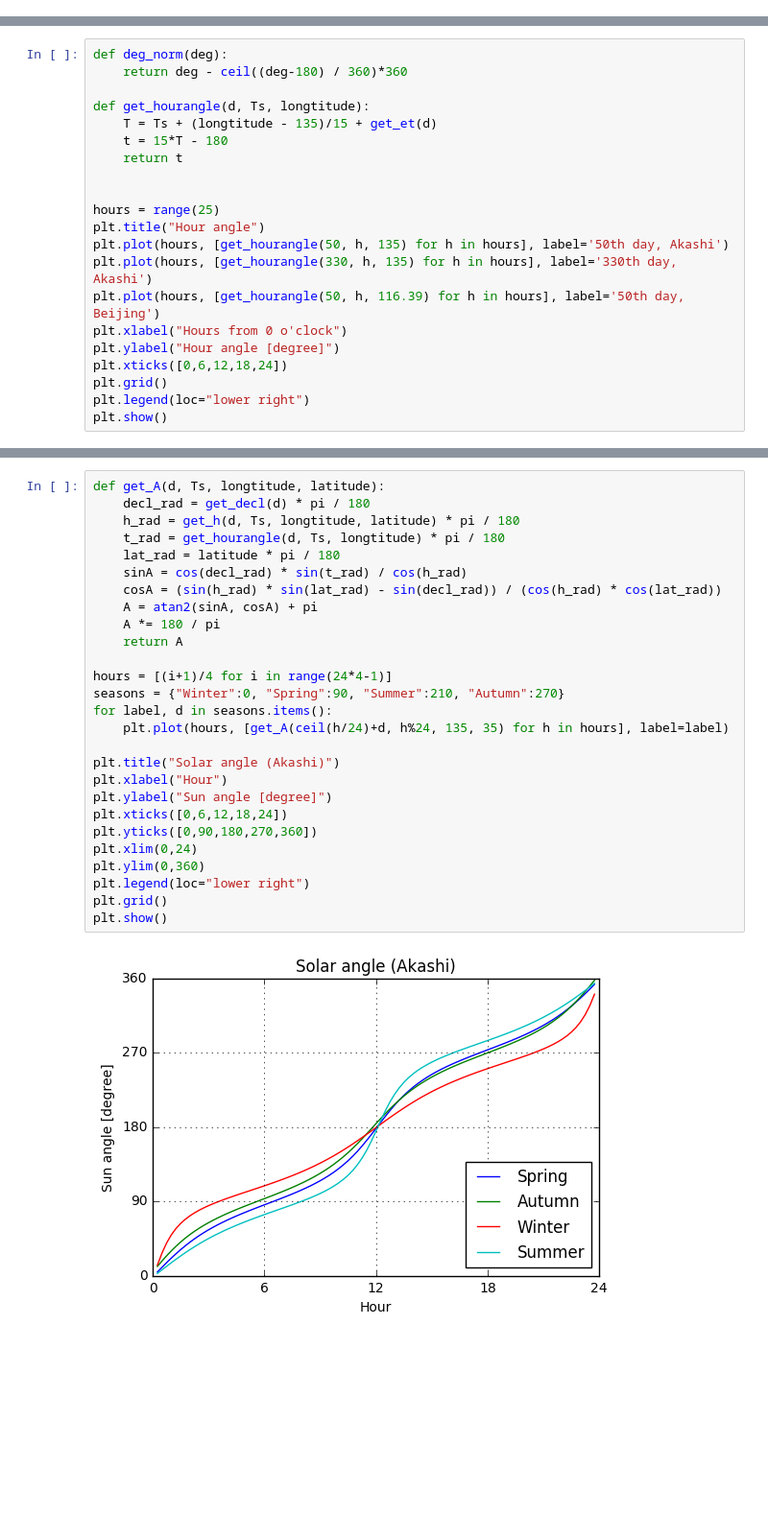
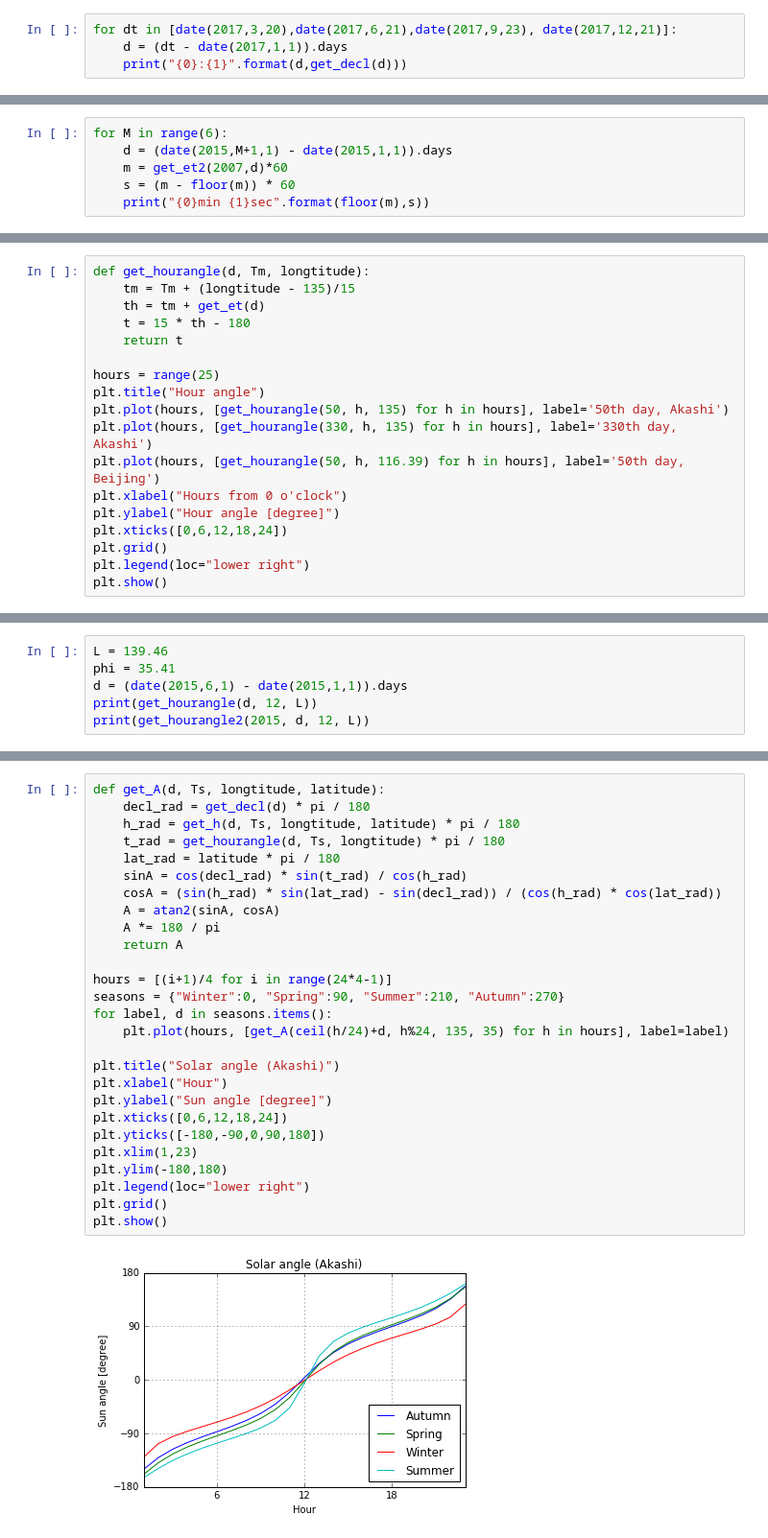
Before and after one commit to udawtr/heattransfer_note, a Jupyter notebook: SolarLocation.ipynb, the cells around one changed output, grey strips where cells are left out. Shown at 96% size. Drawn from its saved outputs; the diff is of its cells as text; blank space fills up the shorter version.

```diff
--- a/SolarLocation.ipynb
+++ b/SolarLocation.ipynb
@@ -44,0 +49,4 @@ $e = 0.0072 cos(ωJ ) - 0.0528 cos(2ωJ ) - 0.0012 cos(3ωJ ) - 0.1229 sin(ωJ )
+# %%
+for dt in [date(2017,3,20),date(2017,6,21),date(2017,9,23), date(2017,12,21)]:
+    d = (dt - date(2017,1,1)).days
+    print("{0}:{1}".format(d,get_decl(d)))
@@ -63,0 +123,6 @@ plt.show()
+# %%
+for M in range(6):
+    d = (date(2015,M+1,1) - date(2015,1,1)).days
+    m = get_et2(2007,d)*60
+    s = (m - floor(m)) * 60
+    print("{0}min {1}sec".format(floor(m),s))
@@ -80,12 +152,9 @@ $\theta$ ：　東経
 # %%
-def deg_norm(deg):
-    return deg - ceil((deg-180) / 360)*360
-
-def get_hourangle(d, Ts, longtitude):
-    T = Ts + (longtitude - 135)/15 + get_et(d)
-    t = 15*T - 180
+def get_hourangle(d, Tm, longtitude):
+    tm = Tm + (longtitude - 135)/15
+    th = tm + get_et(d)
+    t = 15 * th - 180
     return t
-
 
 hours = range(25)
 plt.title("Hour angle")
@@ -102,0 +174,6 @@ plt.show()
+# %%
+L = 139.46
+phi = 35.41
+d = (date(2015,6,1) - date(2015,1,1)).days
+print(get_hourangle(d, 12, L))
+print(get_hourangle2(2015, d, 12, L))
@@ -142,29 +240,29 @@ $A = atan2(sinA, cosA) + \pi $
 # %%
 def get_A(d, Ts, longtitude, latitude):
     decl_rad = get_decl(d) * pi / 180
     h_rad = get_h(d, Ts, longtitude, latitude) * pi / 180
     t_rad = get_hourangle(d, Ts, longtitude) * pi / 180
     lat_rad = latitude * pi / 180
     sinA = cos(decl_rad) * sin(t_rad) / cos(h_rad)
     cosA = (sin(h_rad) * sin(lat_rad) - sin(decl_rad)) / (cos(h_rad) * cos(lat_rad))
-    A = atan2(sinA, cosA) + pi
+    A = atan2(sinA, cosA)
     A *= 180 / pi
     return A
 
 hours = [(i+1)/4 for i in range(24*4-1)]
 seasons = {"Winter":0, "Spring":90, "Summer":210, "Autumn":270}
 for label, d in seasons.items():
     plt.plot(hours, [get_A(ceil(h/24)+d, h%24, 135, 35) for h in hours], label=label)
 
 plt.title("Solar angle (Akashi)")
 plt.xlabel("Hour")
 plt.ylabel("Sun angle [degree]")
 plt.xticks([0,6,12,18,24])
-plt.yticks([0,90,180,270,360])
-plt.xlim(0,24)
-plt.ylim(0,360)
+plt.yticks([-180,-90,0,90,180])
+plt.xlim(1,23)
+plt.ylim(-180,180)
 plt.legend(loc="lower right")
 plt.grid()
 plt.show()
 # %% [output]
-[figure, old version]
+[figure, new version]
```
Also changed, not shown: parts of 19 cells of this notebook.
